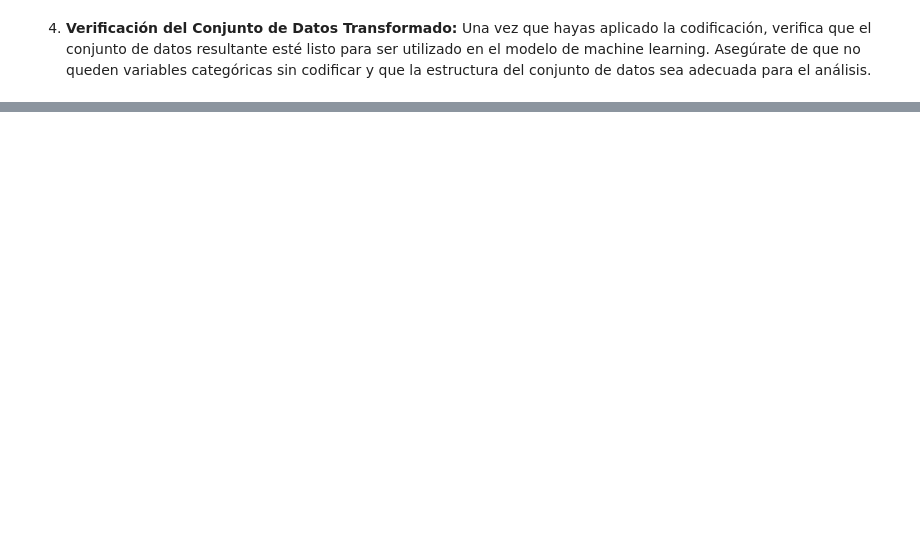
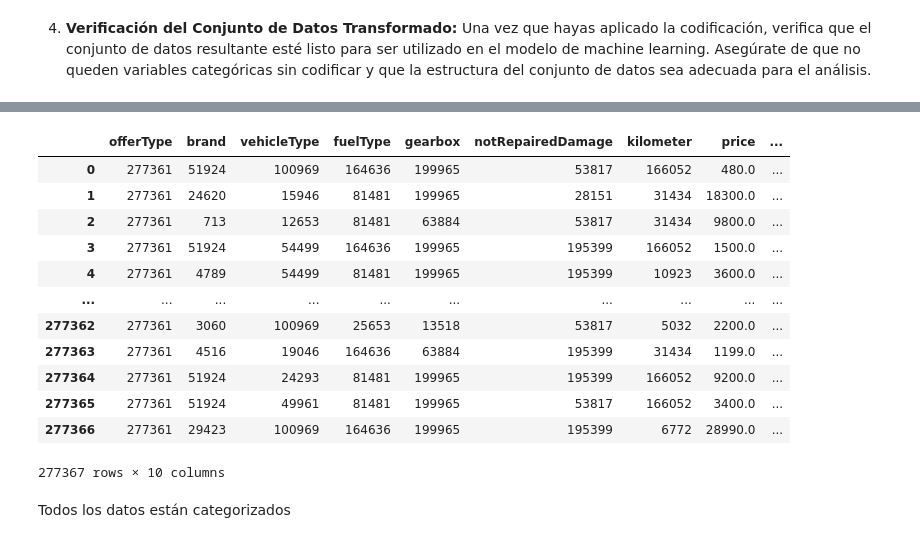
Before and after one commit to apelsito/laboratorio-modulo8-leccion01-RegresionLineal, a Jupyter notebook: laboratorio-modulo7-leccion04-encoding.ipynb, the cells around one changed output, grey strips where cells are left out. Saved outputs shown, nothing was run; the diff lists cells and outputs as text; code cells hidden in the pictures; blank space fills up the shorter version.

```diff
--- a/laboratorio-modulo7-leccion04-encoding.ipynb
+++ b/laboratorio-modulo7-leccion04-encoding.ipynb
@@ -418,0 +451,18 @@ X_train_encoded
+# %%
+frequency_encoding
+# %% [output]
+|  | offerType | brand | vehicleType | fuelType | gearbox | notRepairedDamage | kilometer | price | ... |
+| 0 | 277361 | 51924 | 100969 | 164636 | 199965 | 53817 | 166052 | 480.0 | ... |
+| 1 | 277361 | 24620 | 15946 | 81481 | 199965 | 28151 | 31434 | 18300.0 | ... |
+| 2 | 277361 | 713 | 12653 | 81481 | 63884 | 53817 | 31434 | 9800.0 | ... |
+| 3 | 277361 | 51924 | 54499 | 164636 | 199965 | 195399 | 166052 | 1500.0 | ... |
+| 4 | 277361 | 4789 | 54499 | 81481 | 199965 | 195399 | 10923 | 3600.0 | ... |
+| ... | ... | ... | ... | ... | ... | ... | ... | ... | ... |
+| 277362 | 277361 | 3060 | 100969 | 25653 | 13518 | 53817 | 5032 | 2200.0 | ... |
+| 277363 | 277361 | 4516 | 19046 | 164636 | 63884 | 195399 | 31434 | 1199.0 | ... |
+| 277364 | 277361 | 51924 | 24293 | 81481 | 199965 | 195399 | 166052 | 9200.0 | ... |
+| 277365 | 277361 | 51924 | 49961 | 81481 | 199965 | 53817 | 166052 | 3400.0 | ... |
+| 277366 | 277361 | 29423 | 100969 | 164636 | 199965 | 195399 | 6772 | 28990.0 | ... |
+277367 rows × 10 columns
+# %% [markdown]
+Todos los datos están categorizados
```
Also changed, not shown: parts of 21 cells of this notebook, 3 other files.
